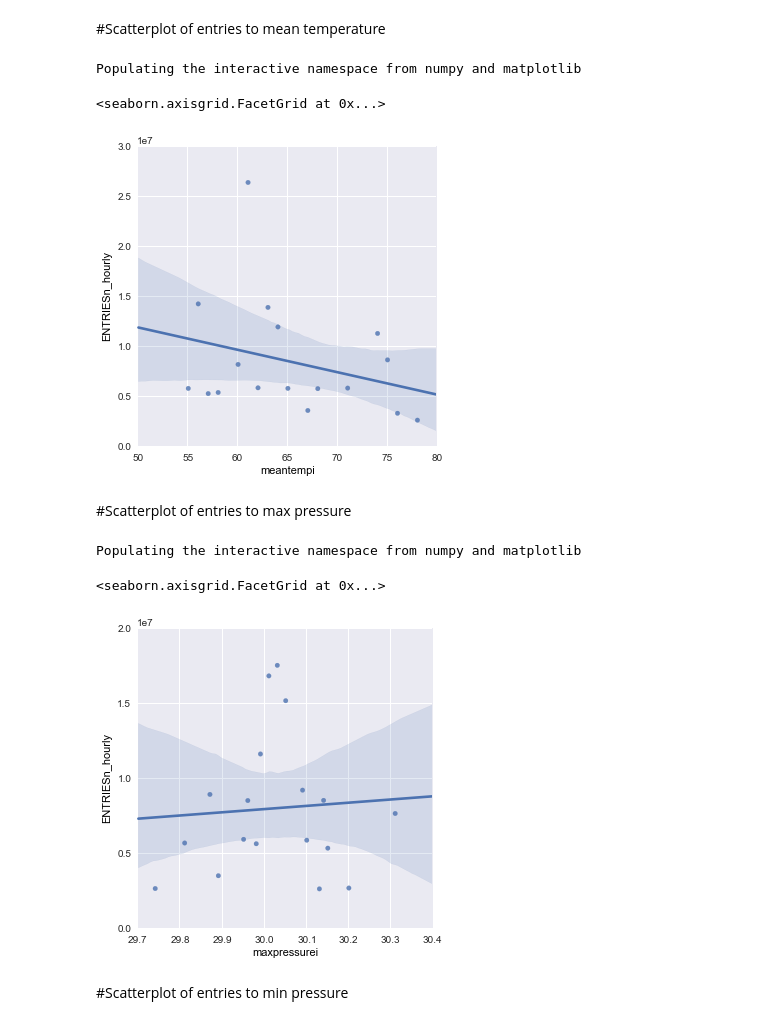
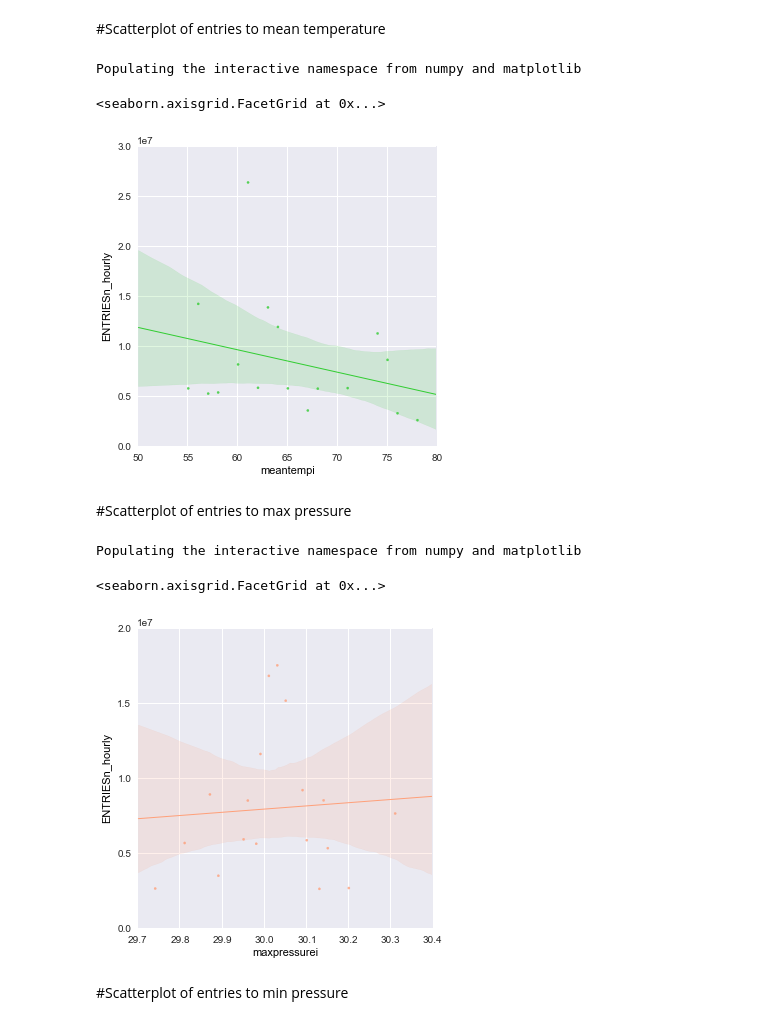
Before and after one commit to upjohnc/UdacityProject, a Jupyter notebook: Graph Analysis.ipynb, the cells around one changed output. Cells and saved outputs as stored; diff of their text form; code cells hidden in the pictures.

```diff
--- a/Graph Analysis.ipynb
+++ b/Graph Analysis.ipynb
@@ -132,29 +143,33 @@ df = pd.read_csv('nycSubway.csv')
 entriesByTemp = df[['meantempi', 'ENTRIESn_hourly']] \
     .groupby('meantempi', as_index=False).sum()
 
-sns.lmplot('meantempi', 'ENTRIESn_hourly', data = entriesByTemp)
+sns.lmplot('meantempi', 'ENTRIESn_hourly', data = entriesByTemp, \
+           scatter_kws={"marker": ".", "color": "LimeGreen"}, \
+           line_kws={"linewidth": 1, "color": "LimeGreen"})
 # %% [output]
 Populating the interactive namespace from numpy and matplotlib
 <seaborn.axisgrid.FacetGrid at 0x...>
-[figure, old version]
+[figure, new version]
 # %% [markdown]
 #Scatterplot of entries to max pressure
 # %%
 %pylab inline
 import numpy as np
 import pandas as pd
 import seaborn as sns
 
 df = pd.read_csv('nycSubway.csv')
 
 entriesByPressure = df[['maxpressurei', 'ENTRIESn_hourly']] \
     .groupby('maxpressurei', as_index=False).sum()
 
-sns.lmplot('maxpressurei', 'ENTRIESn_hourly', data = entriesByPressure)
+sns.lmplot('maxpressurei', 'ENTRIESn_hourly', data = entriesByPressure, \
+           scatter_kws={"marker": ".", "color": "LightSalmon"}, \
+           line_kws={"linewidth": 1, "color": "LightSalmon"})
 # %% [output]
 Populating the interactive namespace from numpy and matplotlib
 <seaborn.axisgrid.FacetGrid at 0x...>
-[figure, old version]
+[figure, new version]
 # %% [markdown]
 #Scatterplot of entries to min pressure
 # %%
```
Also changed, not shown: parts of 10 cells of this notebook.
